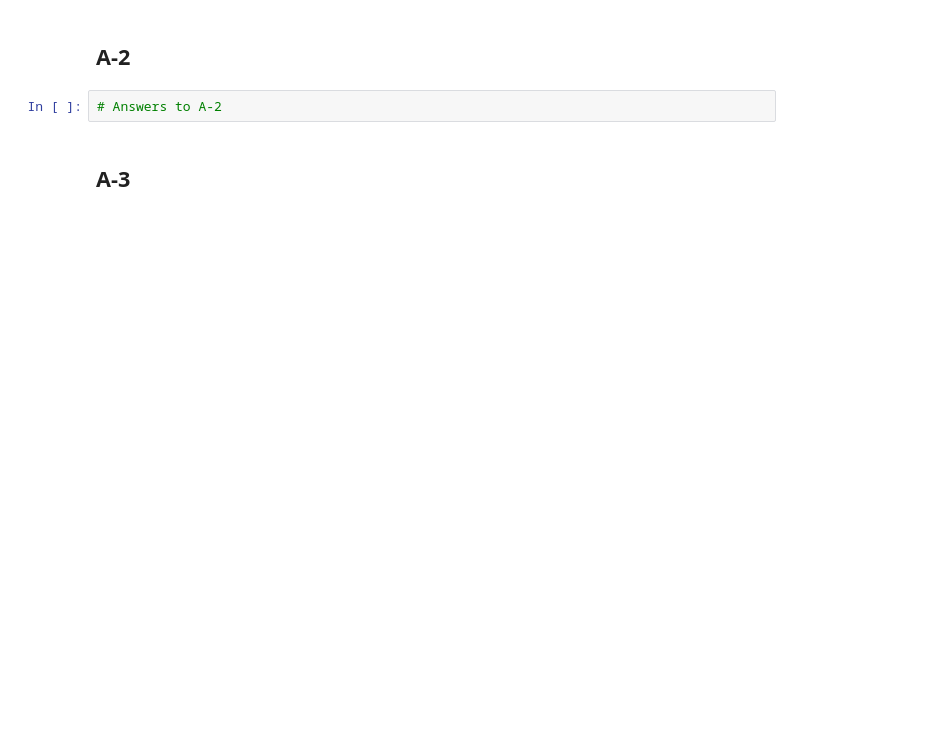
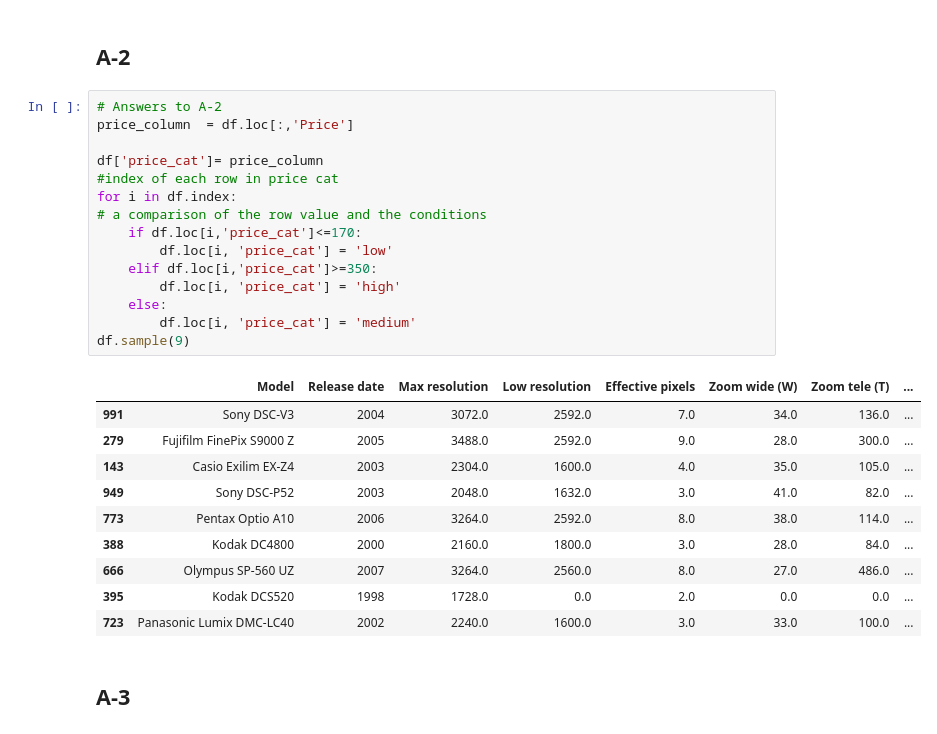
Before and after one commit to ABDULMOHSEEN-AlAli/ISE291_Project, a Jupyter notebook: Homework_3/Template HW-03.ipynb, the cells around one changed output. Cells and saved outputs as stored; diff of their text form; blank space fills up the shorter version.

```diff
--- a/Homework_3/Template HW-03.ipynb
+++ b/Homework_3/Template HW-03.ipynb
@@ -32,6 +69,30 @@ else:
 ## A-2
 # %%
 # Answers to A-2
+price_column  = df.loc[:,'Price']
+
+df['price_cat']= price_column
+#index of each row in price cat
+for i in df.index:
+# a comparison of the row value and the conditions
+    if df.loc[i,'price_cat']<=170:
+        df.loc[i, 'price_cat'] = 'low'
+    elif df.loc[i,'price_cat']>=350:
+        df.loc[i, 'price_cat'] = 'high'
+    else:
+        df.loc[i, 'price_cat'] = 'medium'
+df.sample(9)
+# %% [output]
+|  | Model | Release date | Max resolution | Low resolution | Effective pixels | Zoom wide (W) | Zoom tele (T) | ... |
+| 991 | Sony DSC-V3 | 2004 | 3072.0 | 2592.0 | 7.0 | 34.0 | 136.0 | ... |
+| 279 | Fujifilm FinePix S9000 Z | 2005 | 3488.0 | 2592.0 | 9.0 | 28.0 | 300.0 | ... |
+| 143 | Casio Exilim EX-Z4 | 2003 | 2304.0 | 1600.0 | 4.0 | 35.0 | 105.0 | ... |
+| 949 | Sony DSC-P52 | 2003 | 2048.0 | 1632.0 | 3.0 | 41.0 | 82.0 | ... |
+| 773 | Pentax Optio A10 | 2006 | 3264.0 | 2592.0 | 8.0 | 38.0 | 114.0 | ... |
+| 388 | Kodak DC4800 | 2000 | 2160.0 | 1800.0 | 3.0 | 28.0 | 84.0 | ... |
+| 666 | Olympus SP-560 UZ | 2007 | 3264.0 | 2560.0 | 8.0 | 27.0 | 486.0 | ... |
+| 395 | Kodak DCS520 | 1998 | 1728.0 | 0.0 | 2.0 | 0.0 | 0.0 | ... |
+| 723 | Panasonic Lumix DMC-LC40 | 2002 | 2240.0 | 1600.0 | 3.0 | 33.0 | 100.0 | ... |
 # %% [markdown]
 ## A-3
 # %%
```
Also changed, not shown: parts of 5 cells of this notebook.
